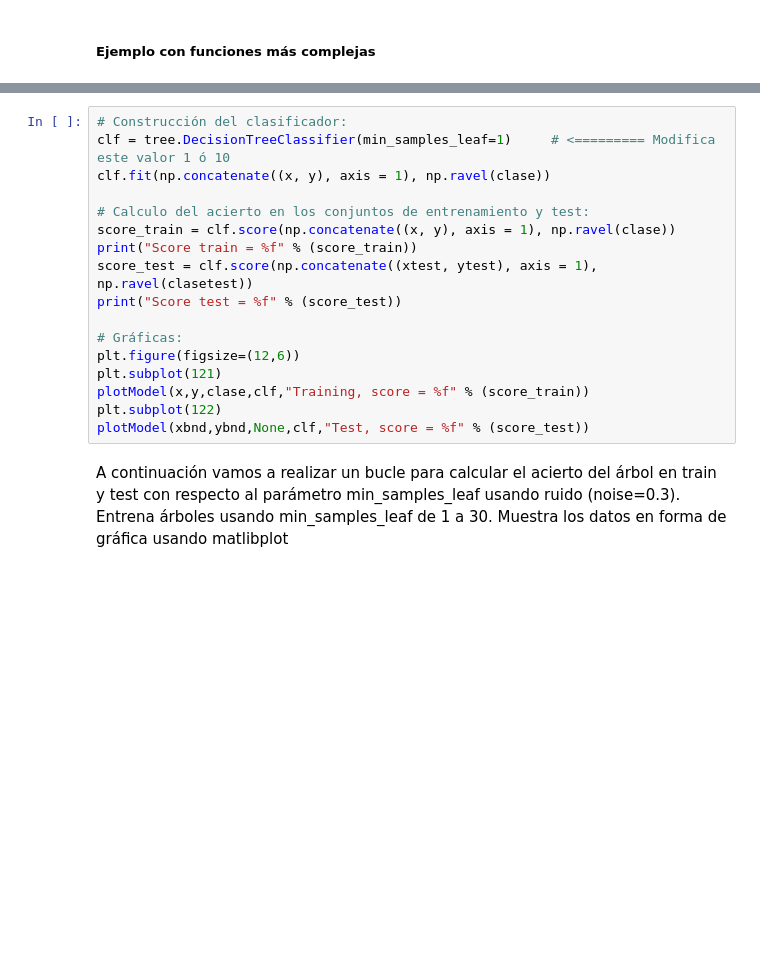
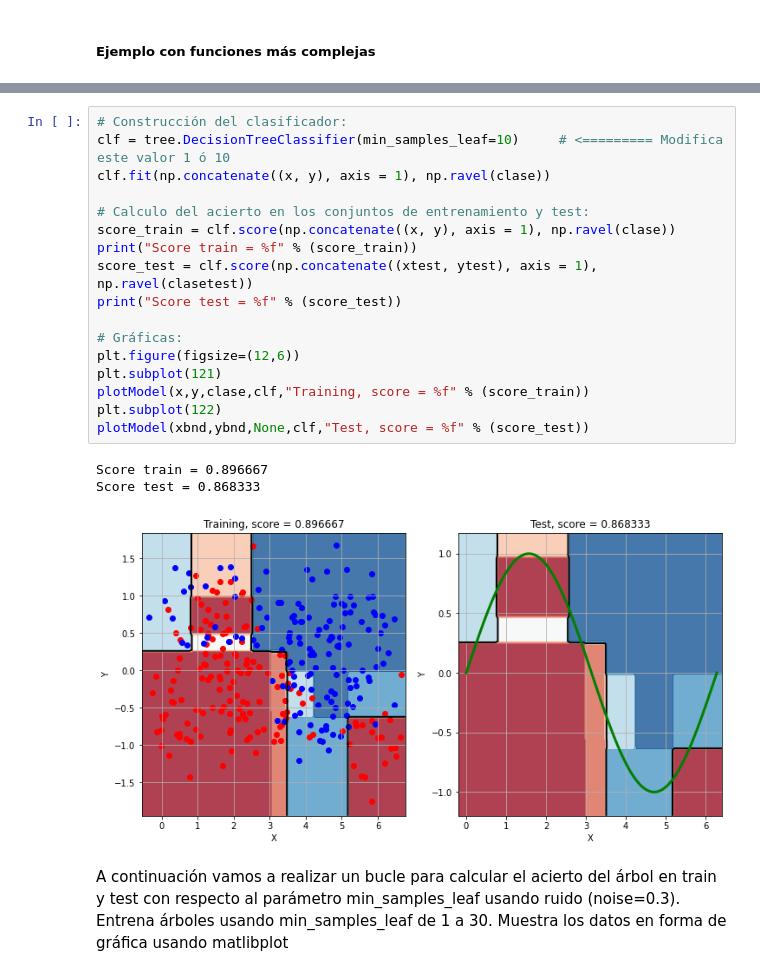
Before and after one commit to Javimh18/AnalisisFund, a Jupyter notebook: P5/practica_arboles_conjuntos/practica_arboles.ipynb, the cells around one changed output, grey strips where cells are left out. Cells and saved outputs as stored; diff of their text form; blank space fills up the shorter version.

```diff
--- a/P5/practica_arboles_conjuntos/practica_arboles.ipynb
+++ b/P5/practica_arboles_conjuntos/practica_arboles.ipynb
@@ -409,20 +423,24 @@ plotData(xtest,ytest,clasetest,'ro','bo',"Test data")
 # %%
 # Construcción del clasificador:
-clf = tree.DecisionTreeClassifier(min_samples_leaf=1)     # <========= Modifica este valor 1 ó 10
+clf = tree.DecisionTreeClassifier(min_samples_leaf=10)     # <========= Modifica este valor 1 ó 10
 clf.fit(np.concatenate((x, y), axis = 1), np.ravel(clase))
 
 # Calculo del acierto en los conjuntos de entrenamiento y test:
 score_train = clf.score(np.concatenate((x, y), axis = 1), np.ravel(clase))
 print("Score train = %f" % (score_train))
 score_test = clf.score(np.concatenate((xtest, ytest), axis = 1), np.ravel(clasetest))
 print("Score test = %f" % (score_test))
 
 # Gráficas:
 plt.figure(figsize=(12,6))
 plt.subplot(121)
 plotModel(x,y,clase,clf,"Training, score = %f" % (score_train))
 plt.subplot(122)
 plotModel(xbnd,ybnd,None,clf,"Test, score = %f" % (score_test))
+# %% [output]
+Score train = 0.896667
+Score test = 0.868333
+[figure, added]
 # %% [markdown]
 A continuación vamos a realizar un bucle para calcular el acierto del árbol en train y test con respecto al parámetro min_samples_leaf usando ruido (noise=0.3). Entrena árboles usando min_samples_leaf de 1 a 30. Muestra los datos en forma de gráfica usando matlibplot
 # %%
```
Also changed, not shown: parts of 19 cells of this notebook, 1 other file.
